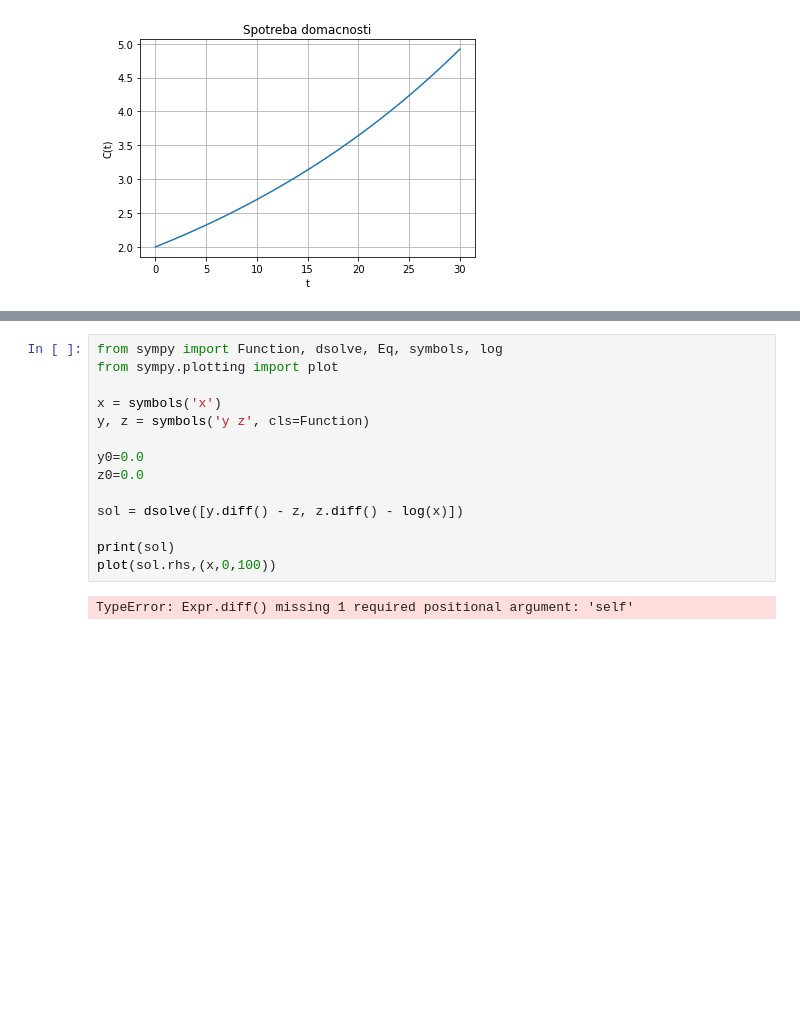
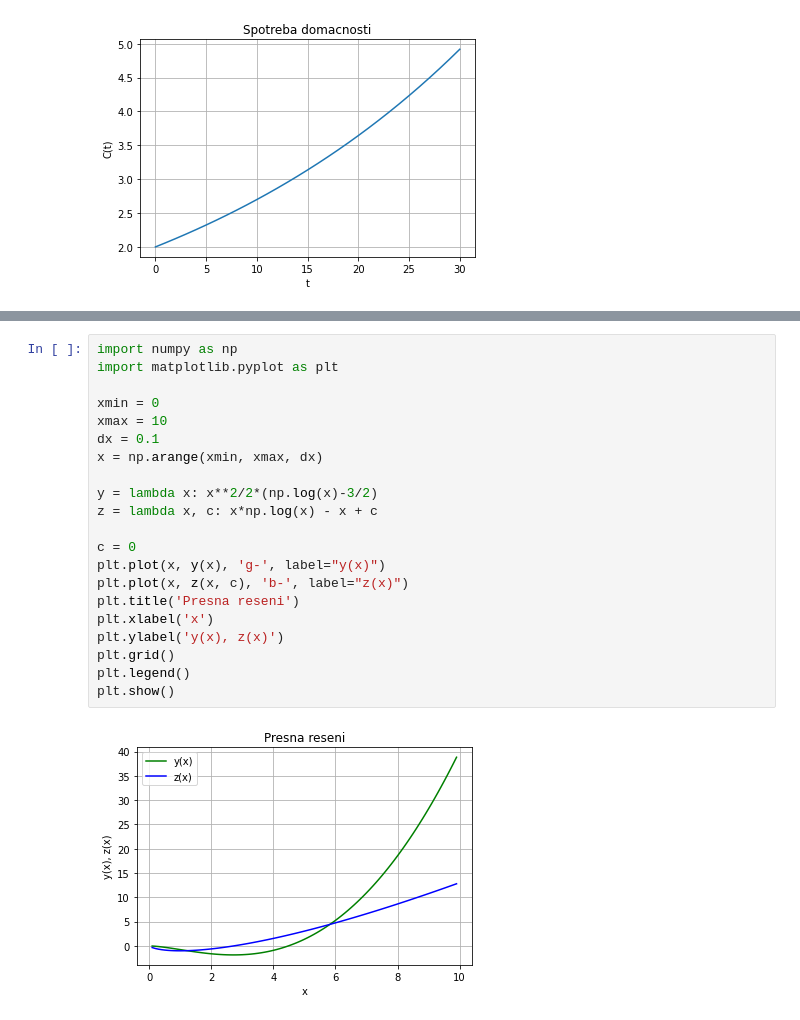
Before and after one commit to pavelberanek91/matematicky-software, a Jupyter notebook: MS12_diferencialni_rovnice.ipynb, the cells around one changed output, grey strips where cells are left out. Saved outputs shown, nothing was run; the diff lists cells and outputs as text; blank space fills up the shorter version.

```diff
--- a/MS12_diferencialni_rovnice.ipynb
+++ b/MS12_diferencialni_rovnice.ipynb
@@ -564,19 +564,26 @@ plt.show()
 #### Cvičení - ODE 2. řádu
 
 <img src="MS12_soubory/ode.png" alt="Drawing" style="width: 600px;"/>
-# %%
-from sympy import Function, dsolve, Eq, symbols, log
-from sympy.plotting import plot
-
-x = symbols('x')
-y, z = symbols('y z', cls=Function)
-
-y0=0.0
-z0=0.0
-
-sol = dsolve([y.diff() - z, z.diff() - log(x)])
-
-print(sol)
-plot(sol.rhs,(x,0,100))
-# %% [output]
-TypeError: Expr.diff() missing 1 required positional argument: 'self'
+# %%
+import numpy as np
+import matplotlib.pyplot as plt
+
+xmin = 0
+xmax = 10
+dx = 0.1
+x = np.arange(xmin, xmax, dx)
+
+y = lambda x: x**2/2*(np.log(x)-3/2)
+z = lambda x, c: x*np.log(x) - x + c
+
+c = 0
+plt.plot(x, y(x), 'g-', label="y(x)")
+plt.plot(x, z(x, c), 'b-', label="z(x)")
+plt.title('Presna reseni')
+plt.xlabel('x')
+plt.ylabel('y(x), z(x)')
+plt.grid()
+plt.legend()
+plt.show()
+# %% [output]
+[figure, added]
```
Also changed, not shown: parts of 3 cells of this notebook.
